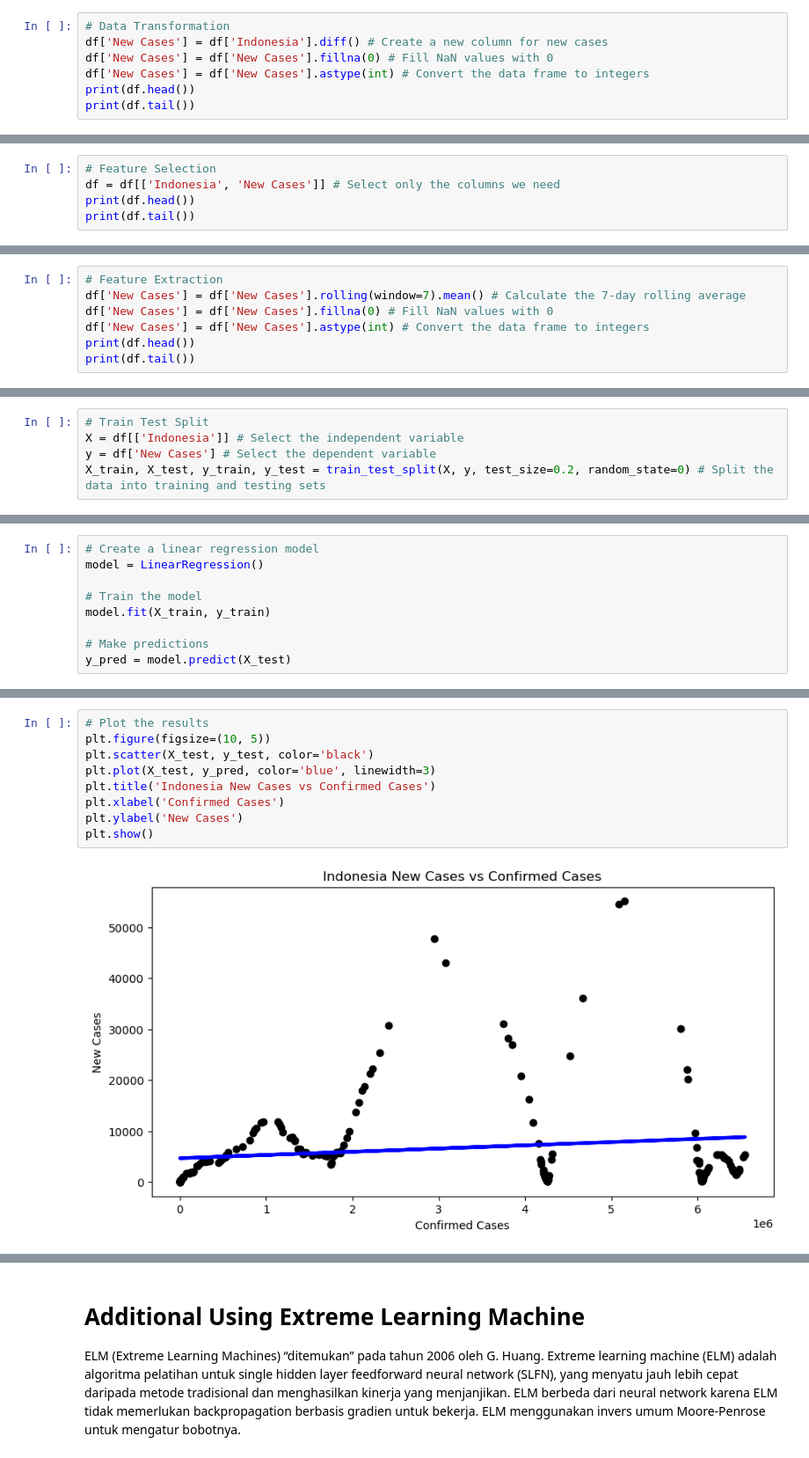
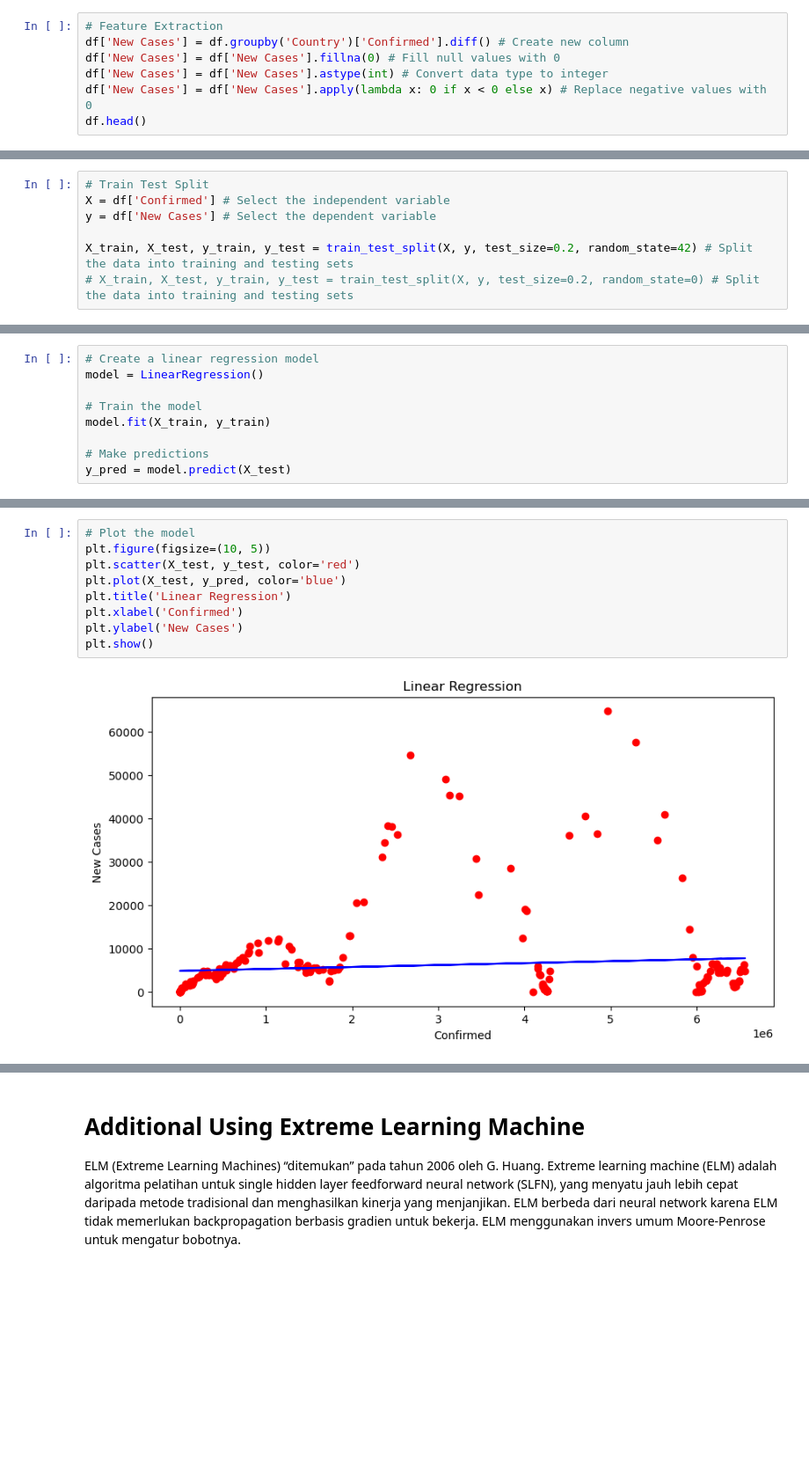
Before and after one commit to felixsutanto/UAS-IF540-Machine-Learning, a Jupyter notebook: Untitled-1.ipynb, the cells around one changed output, grey strips where cells are left out. Shown at 88% size. Cells and saved outputs as stored; diff of their text form; blank space fills up the shorter version.

```diff
--- a/Untitled-1.ipynb
+++ b/Untitled-1.ipynb
@@ -83,8 +186,8 @@ Country/Region  Indonesia
 # %%
-# Data Transformation
-df['New Cases'] = df['Indonesia'].diff() # Create a new column for new cases
-df['New Cases'] = df['New Cases'].fillna(0) # Fill NaN values with 0
-df['New Cases'] = df['New Cases'].astype(int) # Convert the data frame to integers
-print(df.head())
-print(df.tail())
+# Feature Extraction
+df['New Cases'] = df.groupby('Country')['Confirmed'].diff() # Create new column
+df['New Cases'] = df['New Cases'].fillna(0) # Fill null values with 0
+df['New Cases'] = df['New Cases'].astype(int) # Convert data type to integer
+df['New Cases'] = df['New Cases'].apply(lambda x: 0 if x < 0 else x) # Replace negative values with 0
+df.head()
 # %% [output]
@@ -103,5 +199,0 @@ Country/Region  Indonesia  New Cases
-# %%
-# Feature Selection
-df = df[['Indonesia', 'New Cases']] # Select only the columns we need
-print(df.head())
-print(df.tail())
@@ -121,7 +199,0 @@ Country/Region  Indonesia  New Cases
-# %%
-# Feature Extraction
-df['New Cases'] = df['New Cases'].rolling(window=7).mean() # Calculate the 7-day rolling average
-df['New Cases'] = df['New Cases'].fillna(0) # Fill NaN values with 0
-df['New Cases'] = df['New Cases'].astype(int) # Convert the data frame to integers
-print(df.head())
-print(df.tail())
@@ -222,9 +283,11 @@ def mean_absolute_error(y_true, y_pred):
 Model linear dilatih dengan parameter normalize dan fit intercept diatur ke TRUE. Data dilatih dengan data train dan data test dengan tanggal yang akan datang digunakan untuk prediksi.
 # %%
 # Train Test Split
-X = df[['Indonesia']] # Select the independent variable
+X = df['Confirmed'] # Select the independent variable
 y = df['New Cases'] # Select the dependent variable
-X_train, X_test, y_train, y_test = train_test_split(X, y, test_size=0.2, random_state=0) # Split the data into training and testing sets
+
+X_train, X_test, y_train, y_test = train_test_split(X, y, test_size=0.2, random_state=42) # Split the data into training and testing sets
+# X_train, X_test, y_train, y_test = train_test_split(X, y, test_size=0.2, random_state=0) # Split the data into training and testing sets
 # %%
 # Reshape the data
 X_train = X_train.values.reshape(-1, 1)
@@ -263,11 +320,11 @@ Mean Absolute Error: 5980.298674465946
 # %%
-# Plot the results
+# Plot the model
 plt.figure(figsize=(10, 5))
-plt.scatter(X_test, y_test, color='black')
-plt.plot(X_test, y_pred, color='blue', linewidth=3)
-plt.title('Indonesia New Cases vs Confirmed Cases')
-plt.xlabel('Confirmed Cases')
+plt.scatter(X_test, y_test, color='red')
+plt.plot(X_test, y_pred, color='blue')
+plt.title('Linear Regression')
+plt.xlabel('Confirmed')
 plt.ylabel('New Cases')
 plt.show()
 # %% [output]
-[figure, old version]
+[figure, new version]
```
Also changed, not shown: parts of 34 cells of this notebook.
